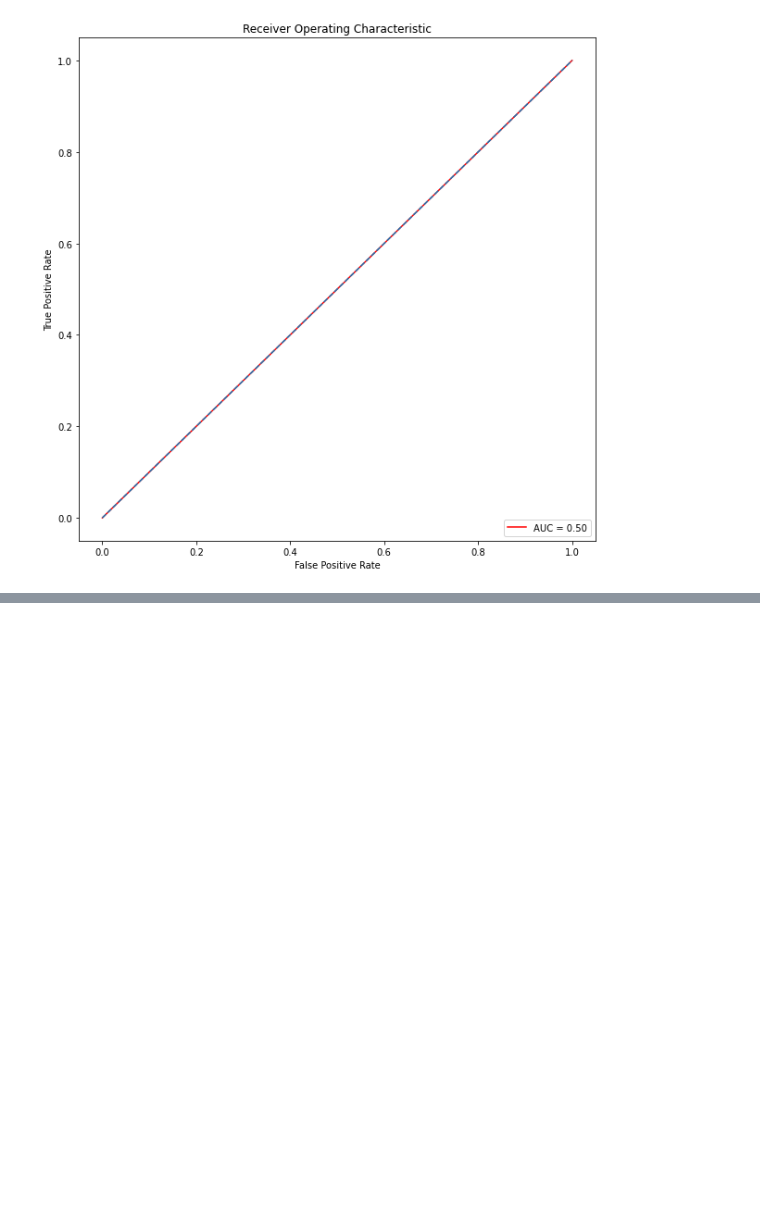
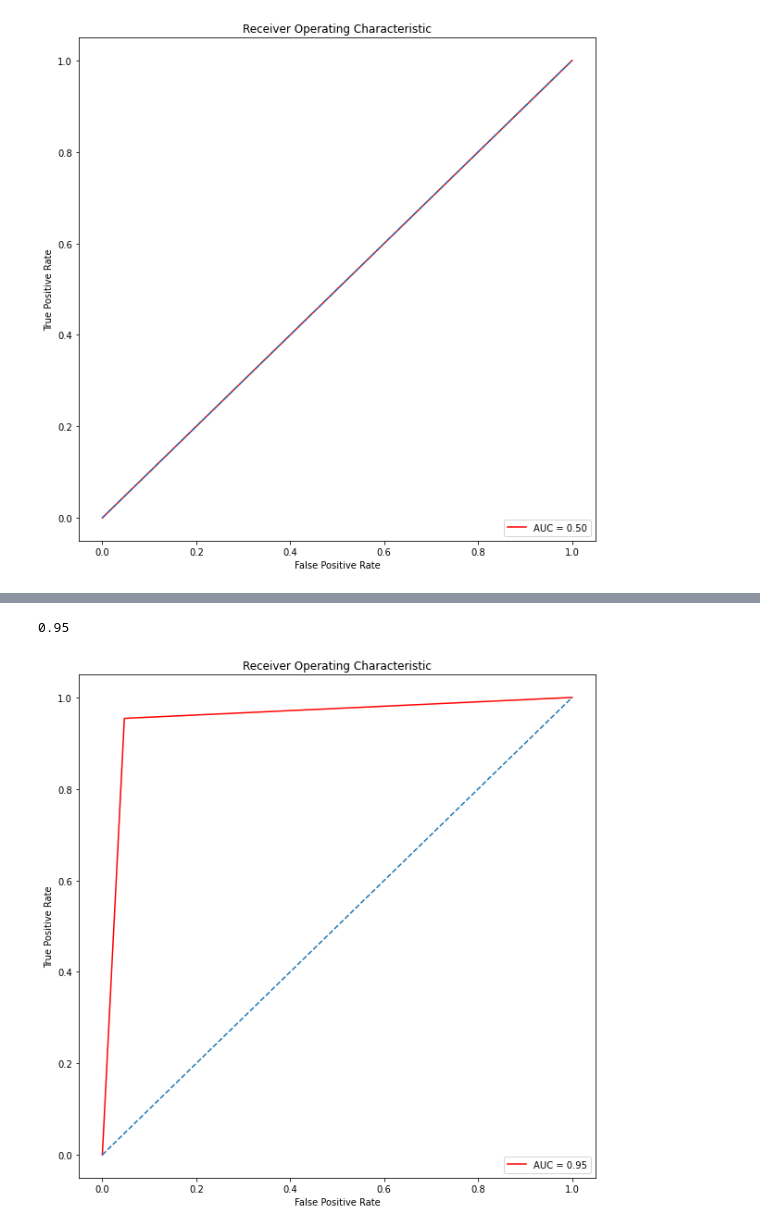
Before and after one commit to seriamedard/Mushroom-Classification, a Jupyter notebook: modelisation.ipynb, the cells around one changed output, grey strips where cells are left out. Saved outputs shown, nothing was run; the diff lists cells and outputs as text; code cells hidden in the pictures; blank space fills up the shorter version.

```diff
--- a/modelisation.ipynb
+++ b/modelisation.ipynb
@@ -177,0 +451,9 @@ plt.show()
+# %%
+grid = GridSearchCV(estimator,
+                    params,
+                    cv=10,
+                    n_jobs=-1,
+                    return_train_score=True,
+                    verbose=1
+                    )
+grid.fit(X_train, y_train)
@@ -177,0 +474,3 @@ plt.show()
+# %%
+estimator = LinearSVC(**grid.best_params_)
+estimator.fit(X_train, y_train)
@@ -177,0 +479,3 @@ plt.show()
+# %%
+y_pred = estimator.predict(X_test)
+y_pred
@@ -177,0 +492,18 @@ plt.show()
+# %%
+false_positive_rate, true_positive_rate, thresholds = roc_curve(y_test, y_pred)
+roc_auc = auc(false_positive_rate, true_positive_rate).round(2)
+roc_auc
+# %% [output]
+0.95
+# %%
+plt.figure(figsize=(10, 10))
+plt.title("Receiver Operating Characteristic")
+plt.plot(false_positive_rate, true_positive_rate, color="red", label=f"AUC = {roc_auc:.2f}")
+plt.legend(loc='lower right')
+plt.plot([0,1], [0,1], linestyle='--')
+plt.axis('tight')
+plt.ylabel('True Positive Rate')
+plt.xlabel('False Positive Rate')
+plt.show()
+# %% [output]
+[figure, added]
```
Also changed, not shown: parts of 39 cells of this notebook.
